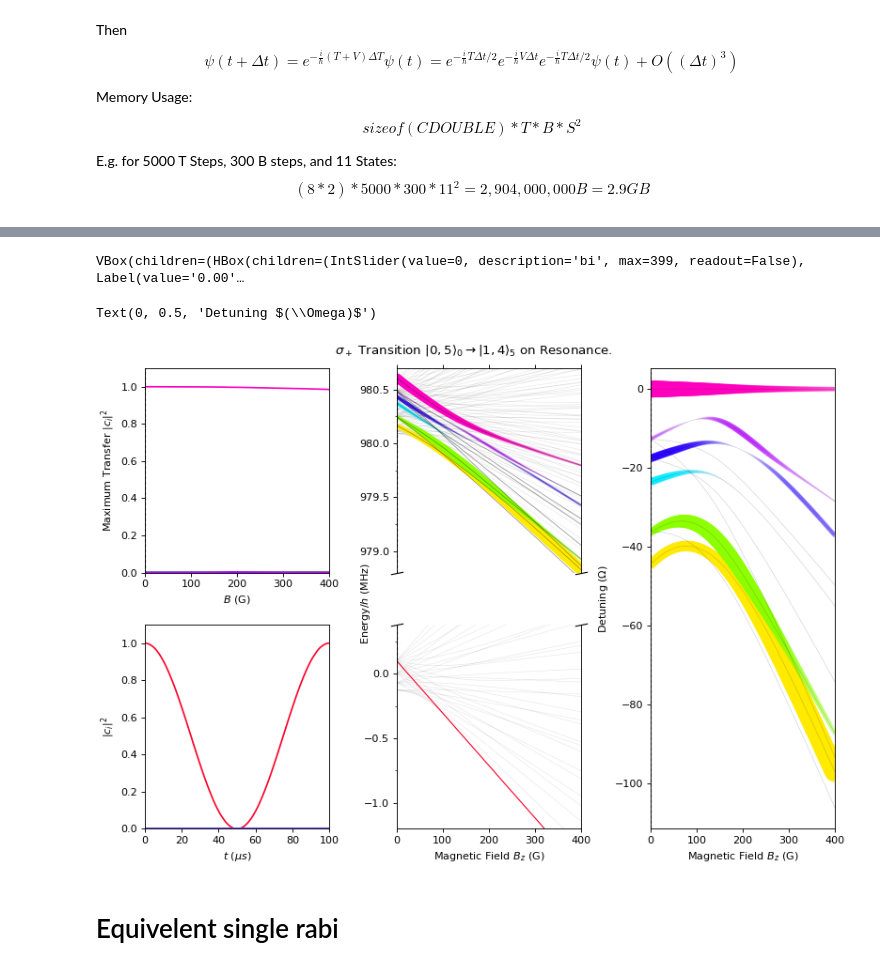
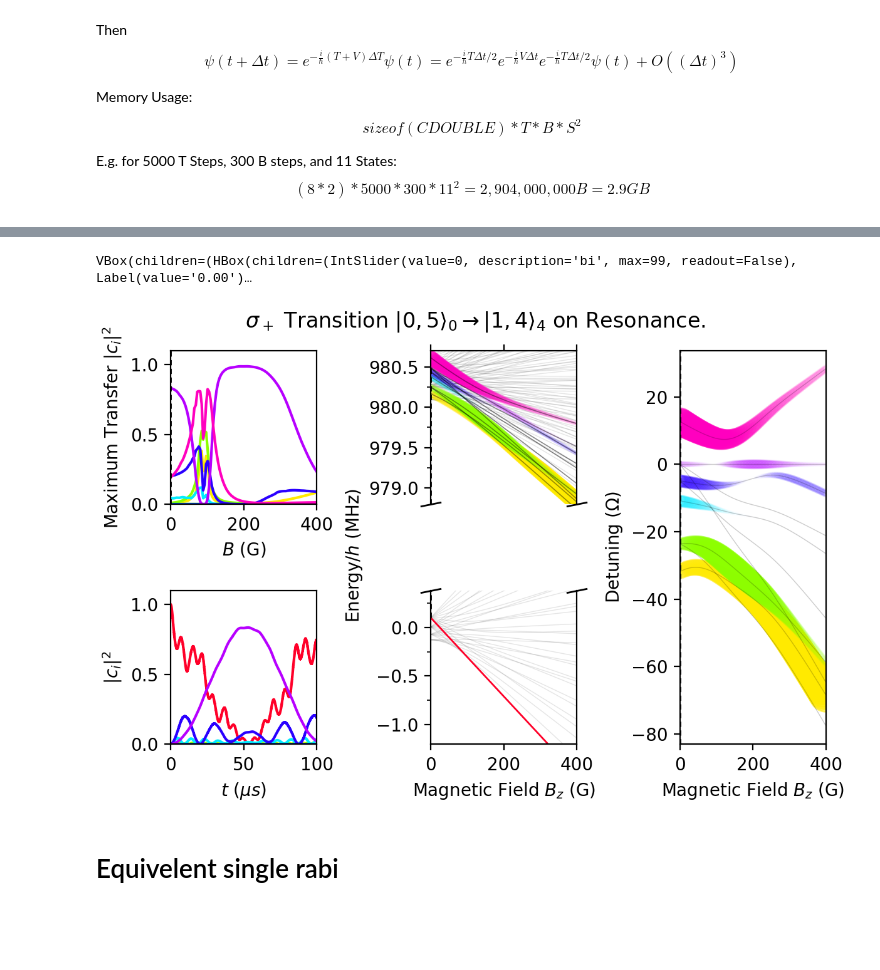
Before and after one commit to tomhepz/MolecularEnergyLevels, a Jupyter notebook: notebooks/diatom-zeeman.ipynb, the cells around one changed output, grey strips where cells are left out. Saved outputs shown, nothing was run; the diff lists cells and outputs as text; code cells hidden in the pictures; blank space fills up the shorter version.

```diff
--- a/notebooks/diatom-zeeman.ipynb
+++ b/notebooks/diatom-zeeman.ipynb
@@ -45,7 +45,7 @@ E = 0 #V/m
 GAUSS = 1e4 # T
 B_MIN = 0.01 / GAUSS # T
 B_MAX = 400 / GAUSS # T
-B_STEPS = 400
+B_STEPS = 100
 
 B, B_STEP_SIZE = np.linspace(B_MIN, B_MAX, B_STEPS, retstep=True) #T
 
@@ -220,7 +218,7 @@ Text(0.5, 1.0, '$|N=1,M_F=4\\rangle_3$ composition')
 # A4 all states mixing plots
 # %%
 # Set DPI to 600 for print quality
-fig, axs = plt.subplots(5,2, figsize=(6.2,9), sharex=True, layout="constrained")
+fig, axs = plt.subplots(5,2, figsize=(6.2,8), sharex=True, layout="constrained")
 
 state_labels_to_plot = np.flip(np.array(ACCESSIBLE_STATE_LABELS, dtype="i,i,i")).reshape(5,2)
 
@@ -387,7 +378,7 @@ DETUNING = 0
 PULSE_TIME = 100e-6 # s
 T_STEPS = 10000
 initial_state_label = (0,5,0)
-intended_state_label = (1,4,5)
+intended_state_label = (1,4,4)
 POLARISATION=initial_state_label[1]-intended_state_label[1]
 
 initial_state_considered_index = CONSIDERED_STATE_LABELS.index(initial_state_label)
@@ -444,7 +435,7 @@ Wall time: 18.3 s
 gs_kw = dict(width_ratios=[1, 1, 1], height_ratios=[1, 1])
 fig, axd = plt.subplot_mosaic([['upper left','upper middle' ,'right'],
                                ['lower left','lower middle' ,'right']],
-                              gridspec_kw=gs_kw, figsize=(10, 7), dpi=80, layout="constrained"
+                              gridspec_kw=gs_kw, figsize=(6, 4), layout="constrained"
                               )
 ax_max_trans = axd["upper left"]
 ax_rabi_osc = axd["lower left"]
@@ -521,7 +512,7 @@ ax_down_zeeman.set_xlim(0, B_MAX * GAUSS)
 ax_up_zeeman.set_ylim(UPPER_LIMS)
 ax_down_zeeman.set_ylim(LOWER_LIMS)
 ax_up_zeeman.set_ylabel(" ")
-fig.text(0.35, 0.5, 'Energy/$h$ (MHz)', ha='left',va='center', rotation='vertical')
+fig.text(0.33, 0.5, 'Energy/$h$ (MHz)', ha='left',va='center', rotation='vertical')
 ax_down_zeeman.set_xlabel("Magnetic Field $B_z$ (G)")
 ax_up_zeeman.yaxis.set_major_locator(plt.MultipleLocator(0.5))
 ax_up_zeeman.yaxis.set_minor_locator(plt.MultipleLocator(0.25))
@@ -531,33 +522,33 @@ ax_down_zeeman.yaxis.set_minor_locator(plt.MultipleLocator(0.25))
 # Draw vlines
 lower_in_all=CONSIDERED_STATE_POSITIONS[initial_state_considered_index]
 upper_in_all=CONSIDERED_STATE_POSITIONS[intended_state_considered_index]
 line_ratio = lambda bi, state, limits: (ENERGIES[bi,state].real*1e-6/scipy.constants.h-limits[0])/(limits[1]-limits[0])
 iplt.axvline(x=lambda bi: B[bi]*GAUSS, ymax=lambda bi: line_ratio(bi,upper_in_all,UPPER_LIMS), controls=controls["bi"], ax=ax_up_zeeman, dashes=(3, 2), color='k', linewidth=1)
 iplt.axvline(x=lambda bi: B[bi]*GAUSS, ymin=lambda bi: line_ratio(bi,lower_in_all,LOWER_LIMS), controls=controls["bi"], ax=ax_down_zeeman, dashes=(3, 2), color='k', linewidth=1)
 iplt.axvline(x=lambda bi: B[bi]*GAUSS, controls=controls["bi"], ax=ax_detuning, dashes=(3, 2), color='k', linewidth=1)
 
 # Split axes formatting on zeeman
 ax_up_zeeman.spines.bottom.set_visible(False)
 ax_down_zeeman.spines.top.set_visible(False)
 ax_up_zeeman.xaxis.tick_top()
 ax_up_zeeman.tick_params(labeltop=False)
 ax_down_zeeman.xaxis.tick_bottom()
 d = .2  # proportion of vertical to horizontal extent of the slanted line
 kwargs = dict(marker=[(-1, -d), (1, d)], markersize=12, linestyle="none", color='k', mec='k', mew=1, clip_on=False)
 ax_up_zeeman.plot([0, 1], [0, 0], transform=ax_up_zeeman.transAxes, **kwargs)
 ax_down_zeeman.plot([0, 1], [1, 1], transform=ax_down_zeeman.transAxes, **kwargs)
 
 # Setup detuning plot
 ax_detuning.set_xlim(0, B_MAX * GAUSS)
 ax_detuning.set_xlabel("Magnetic Field $B_z$ (G)")
 ax_detuning.set_ylabel("Detuning $(\Omega)$")
 #ax_detuning.yaxis.set_major_locator(plt.MultipleLocator(5))
 #ax_detuning.yaxis.set_minor_locator(plt.MultipleLocator(2.5))
 
 #anim = controls.save_animation("bsliding{}-{}-{}.mp4".format(*intended_state_label), fig, "bi", interval=100)
 
 #fig.show()
+fig.savefig('../images/bad-numeric.pdf')
 # %% [output]
-VBox(children=(HBox(children=(IntSlider(value=0, description='bi', max=399, readout=False), Label(value='0.00'…
+VBox(children=(HBox(children=(IntSlider(value=0, description='bi', max=99, readout=False), Label(value='0.00')…
-Text(0, 0.5, 'Detuning $(\\Omega)$')
-[figure, old version]
+[figure, new version]
```
Also changed, not shown: parts of 14 cells of this notebook, 6 other files.
